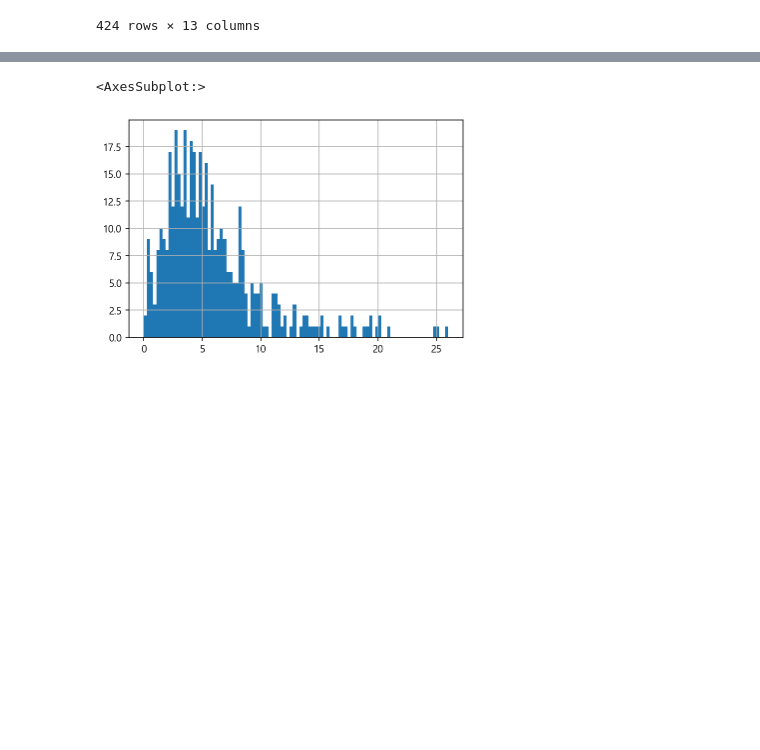
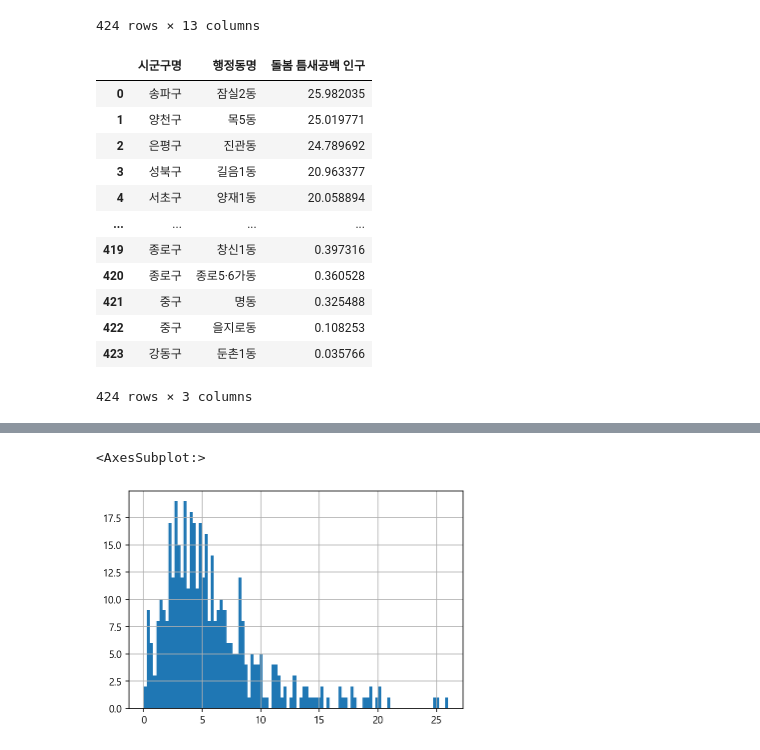
Before and after one commit to gyuholee94/seoul_contest, a Jupyter notebook: 규호_최종틈새지수.ipynb, the cells around one changed output, grey strips where cells are left out. Cells and saved outputs as stored; diff of their text form; code cells hidden in the pictures; blank space fills up the shorter version.

```diff
--- a/규호_최종틈새지수.ipynb
+++ b/규호_최종틈새지수.ipynb
@@ -542,4 +542,23 @@ final_df
 | 422 | 1120064500 | 성동구 | 옥수동 | 2138 | 9738 | 26909 | 0.628100 | 6116.442354 | 3039.871850 | ... |
 | 423 | 1120069000 | 성동구 | 성수2가3동 | 532 | 3537 | 11294 | 0.628100 | 2221.591354 | 1104.130903 | ... |
 424 rows × 13 columns
+# %%
+showing = final_df[['시군구명','행정동명','돌봄 틈새공백 인구']].sort_values(by='돌봄 틈새공백 인구', ascending=False).reset_index()
+del showing['index']
+# %%
+showing
+# %% [output]
+|  | 시군구명 | 행정동명 | 돌봄 틈새공백 인구 |
+| 0 | 송파구 | 잠실2동 | 25.982035 |
+| 1 | 양천구 | 목5동 | 25.019771 |
+| 2 | 은평구 | 진관동 | 24.789692 |
+| 3 | 성북구 | 길음1동 | 20.963377 |
+| 4 | 서초구 | 양재1동 | 20.058894 |
+| ... | ... | ... | ... |
+| 419 | 종로구 | 창신1동 | 0.397316 |
+| 420 | 종로구 | 종로5·6가동 | 0.360528 |
+| 421 | 중구 | 명동 | 0.325488 |
+| 422 | 중구 | 을지로동 | 0.108253 |
+| 423 | 강동구 | 둔촌1동 | 0.035766 |
+424 rows × 3 columns
 # %%
```
Also changed, not shown: parts of 1 cell of this notebook.
